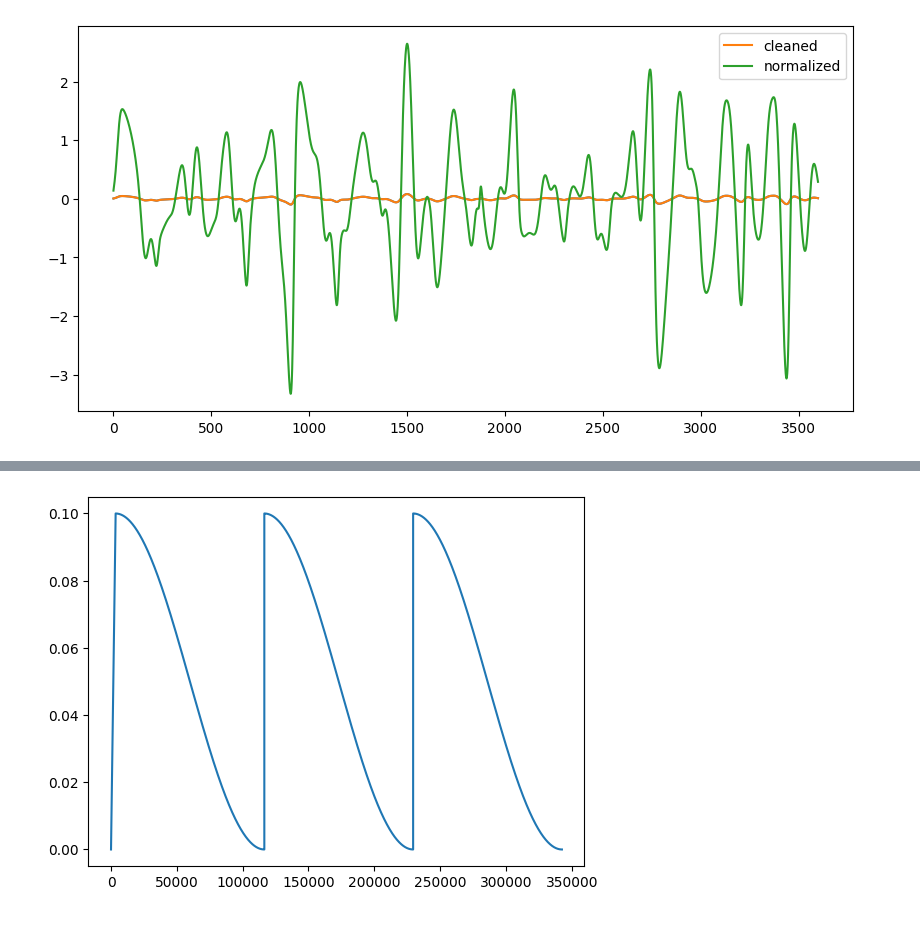
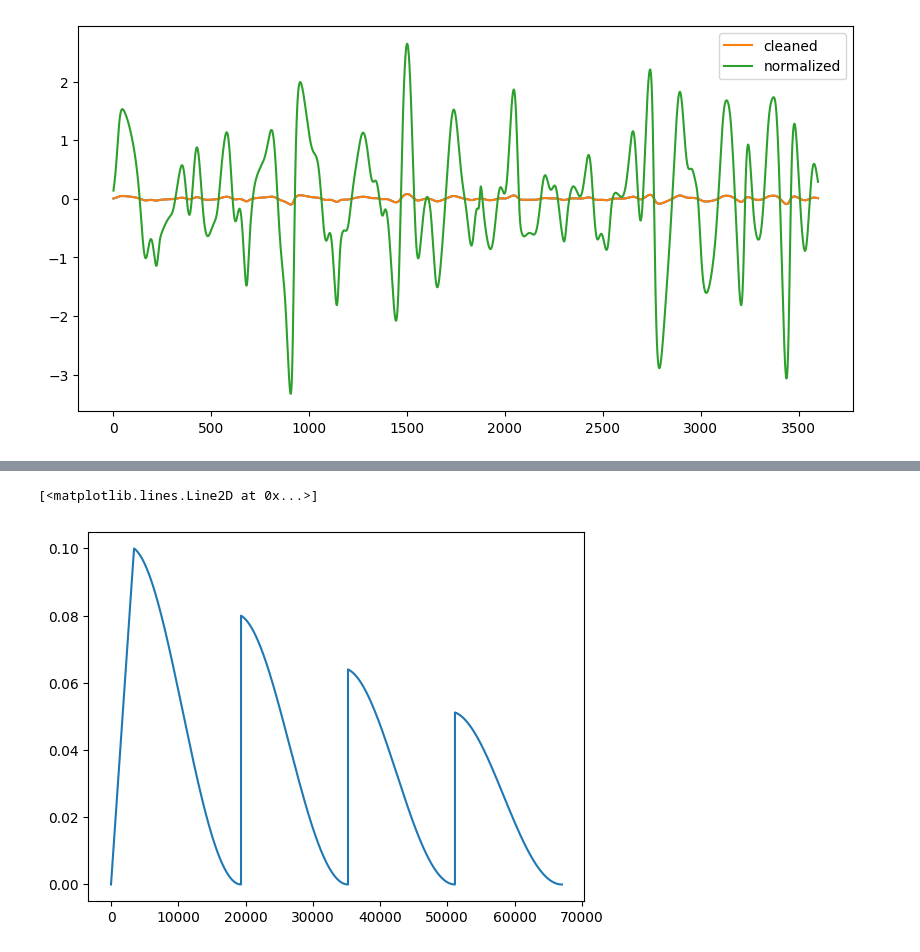
Before and after one commit to luna97/MIT-BIH_ecg_arrhytmia, a Jupyter notebook: test.ipynb, the cells around one changed output, grey strips where cells are left out. Saved outputs shown, nothing was run; the diff lists cells and outputs as text; code cells hidden in the pictures.

```diff
--- a/test.ipynb
+++ b/test.ipynb
@@ -497,24 +539,50 @@ torch.Size([4096])
 # %%
+from torch.optim.lr_scheduler import LambdaLR
+import math
+import torch
 import torch.optim as optim
-from torch.optim.lr_scheduler import CosineAnnealingWarmRestarts
-from transformers import get_cosine_with_hard_restarts_schedule_with_warmup
+from matplotlib import pyplot as plt
 
+
+def get_cosine_with_hard_restarts_schedule_with_warmup_and_decay(
+    optimizer,
+    num_warmup_steps,
+    num_training_steps,
+    num_cycles=1,
+    decay_factor=0.9
+):
+    def lr_lambda(current_step):
+        if current_step < num_warmup_steps:
+            return current_step / max(1, num_warmup_steps)
+
+        progress = (current_step - num_warmup_steps) / max(1, num_training_steps - num_warmup_steps)
+        cycle_progress = progress * num_cycles % 1  # Progress within the current cycle
+        decay = decay_factor ** (progress * num_cycles)  # Apply decay per cycle
+
+        return max(0.0, 0.5 * (1.0 + math.cos(math.pi * cycle_progress))) * decay
+
+    return LambdaLR(optimizer, lr_lambda)
 
 model = torch.nn.Linear(10, 1)
 optimizer = optim.SGD(model.parameters(), lr=0.1)
-warmup_steps = 3425
-epochs = 100
-train_steps = 3425 * epochs
+steps_per_epoch = 2682
+epochs = 25
+train_steps = steps_per_epoch * epochs
+warmup_steps = steps_per_epoch  * 2
 
-lr_scheduler = get_cosine_with_hard_restarts_schedule_with_warmup(optimizer, num_warmup_steps=warmup_steps, num_training_steps=train_steps, num_cycles=(train_steps // warmup_steps) // 30)
+lr_scheduler = get_cosine_with_hard_restarts_schedule_with_warmup_and_decay(
+    optimizer,
+    num_warmup_steps=warmup_steps,
+    num_training_steps=train_steps,
+    num_cycles=(train_steps // warmup_steps) // 4, decay_factor=0.8)
 
 lrs = []
 for epoch in range(train_steps):
     # train step goes here
     lr_scheduler.step(epoch)
     lrs.append(optimizer.param_groups[0]['lr'])
 
 plt.plot(lrs)
-plt.show()
 # %% [output]
+[<matplotlib.lines.Line2D at 0x...>]
-[figure, old version]
+[figure, new version]
```
Also changed, not shown: parts of 6 cells of this notebook, 10 other files.
